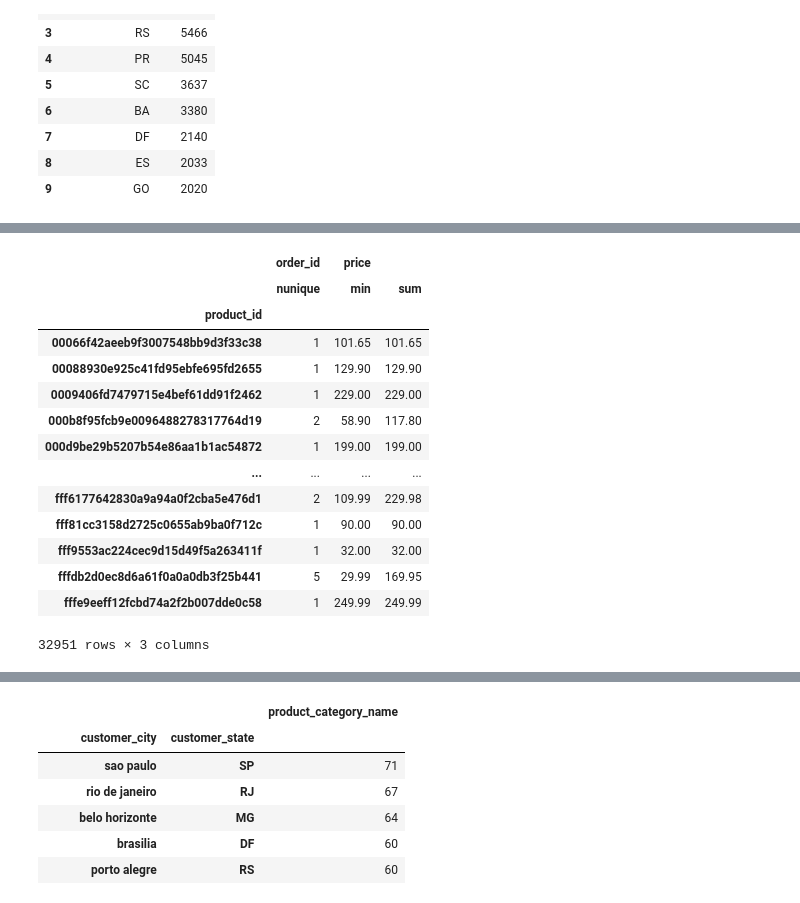
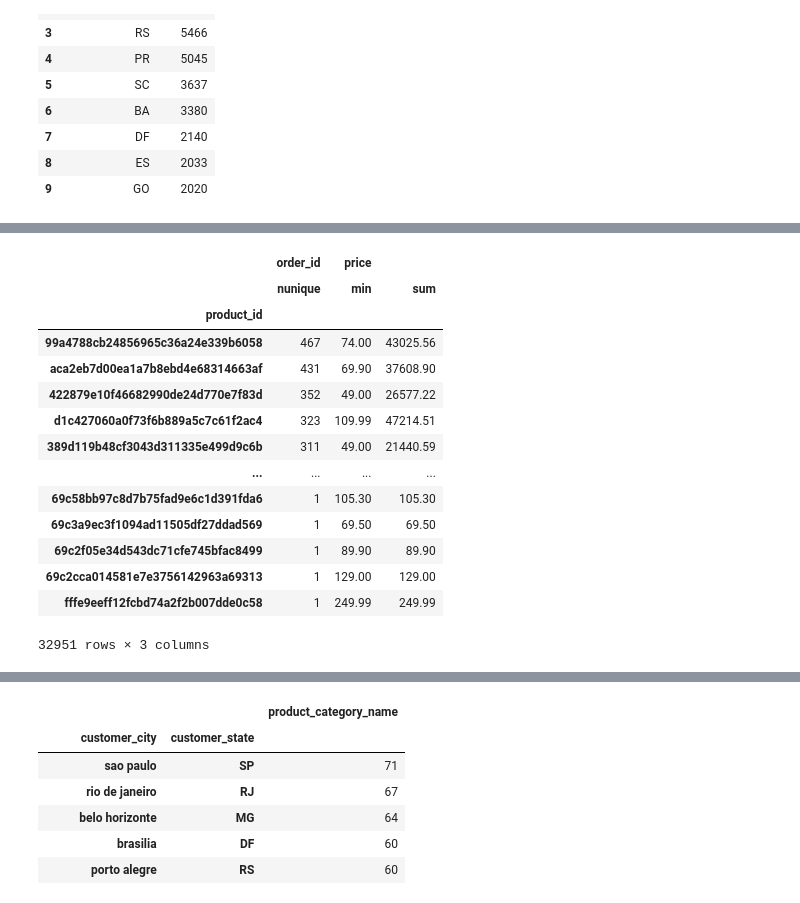
Before and after one commit to farisgp/E-Commerce-Public-Analyst, a Jupyter notebook: notebook.ipynb, the cells around one changed output, grey strips where cells are left out. Cells and saved outputs as stored; diff of their text form; code cells hidden in the pictures.

```diff
--- a/notebook.ipynb
+++ b/notebook.ipynb
@@ -1238,22 +1296,22 @@ order_items.describe(include='all')
 # %%
 order_items.groupby(by="product_id").agg({
     "order_id": "nunique",
     "price":  ["min", "sum"]
-})
+}).sort_values(by=("order_id", "nunique"), ascending=False)
 # %% [output]
 |  | order_id | price |  |
 |  | nunique | min | sum |
 | product_id |  |  |  |
-| 00066f42aeeb9f3007548bb9d3f33c38 | 1 | 101.65 | 101.65 |
-| 00088930e925c41fd95ebfe695fd2655 | 1 | 129.90 | 129.90 |
-| 0009406fd7479715e4bef61dd91f2462 | 1 | 229.00 | 229.00 |
-| 000b8f95fcb9e0096488278317764d19 | 2 | 58.90 | 117.80 |
-| 000d9be29b5207b54e86aa1b1ac54872 | 1 | 199.00 | 199.00 |
+| 99a4788cb24856965c36a24e339b6058 | 467 | 74.00 | 43025.56 |
+| aca2eb7d00ea1a7b8ebd4e68314663af | 431 | 69.90 | 37608.90 |
+| 422879e10f46682990de24d770e7f83d | 352 | 49.00 | 26577.22 |
+| d1c427060a0f73f6b889a5c7c61f2ac4 | 323 | 109.99 | 47214.51 |
+| 389d119b48cf3043d311335e499d9c6b | 311 | 49.00 | 21440.59 |
 | ... | ... | ... | ... |
-| fff6177642830a9a94a0f2cba5e476d1 | 2 | 109.99 | 229.98 |
-| fff81cc3158d2725c0655ab9ba0f712c | 1 | 90.00 | 90.00 |
-| fff9553ac224cec9d15d49f5a263411f | 1 | 32.00 | 32.00 |
-| fffdb2d0ec8d6a61f0a0a0db3f25b441 | 5 | 29.99 | 169.95 |
+| 69c58bb97c8d7b75fad9e6c1d391fda6 | 1 | 105.30 | 105.30 |
+| 69c3a9ec3f1094ad11505df27ddad569 | 1 | 69.50 | 69.50 |
+| 69c2f05e34d543dc71cfe745bfac8499 | 1 | 89.90 | 89.90 |
+| 69c2cca014581e7e3756142963a69313 | 1 | 129.00 | 129.00 |
 | fffe9eeff12fcbd74a2f2b007dde0c58 | 1 | 249.99 | 249.99 |
 32951 rows × 3 columns
 # %%
```
Also changed, not shown: parts of 16 cells of this notebook.
